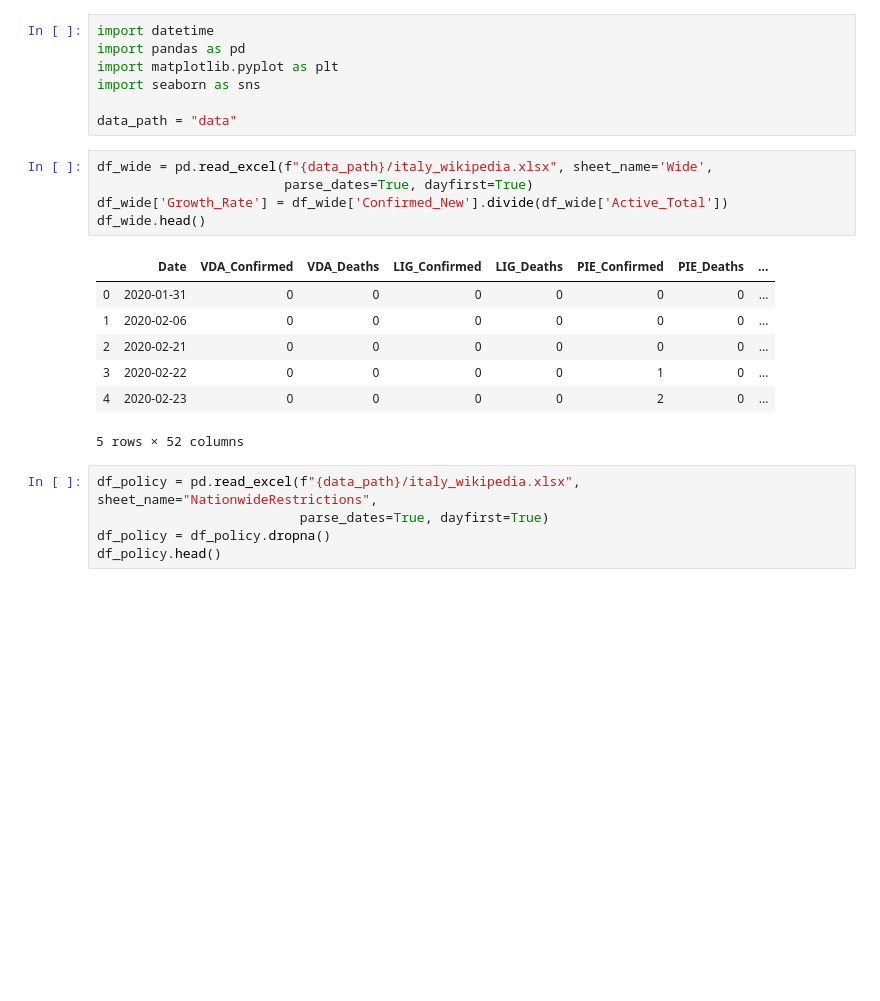
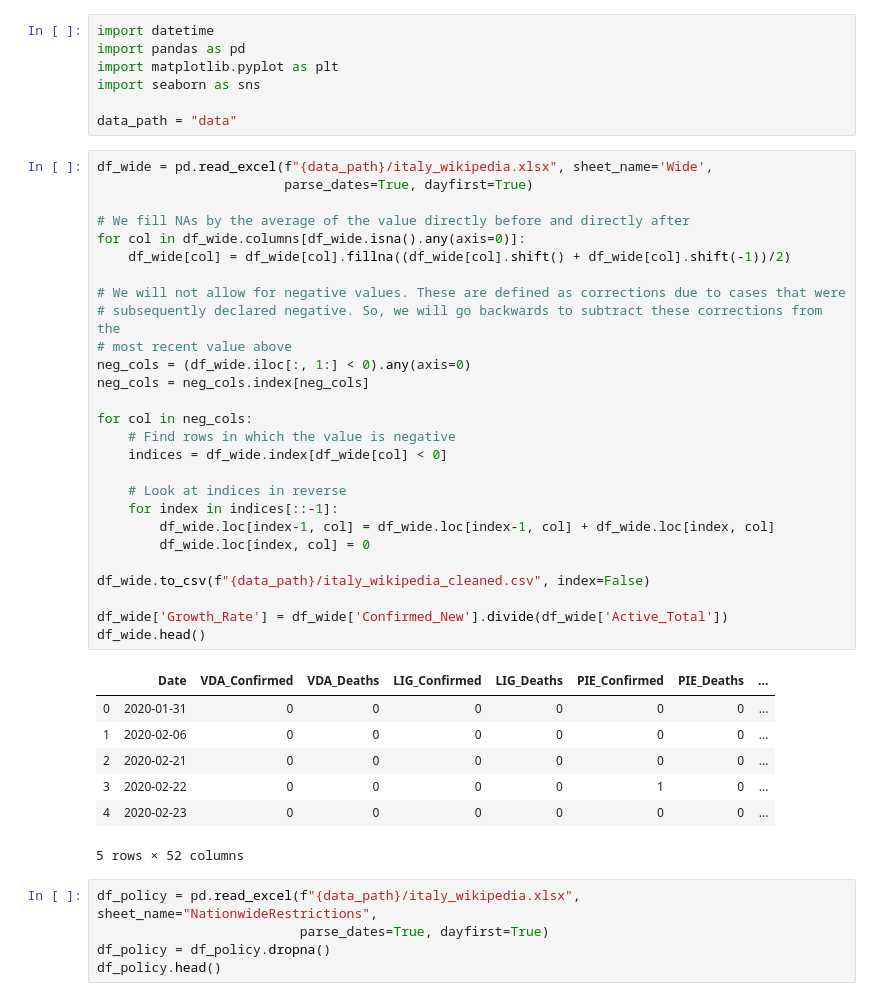
Before and after one commit to mikeweltevrede/master_thesis_corona, a Jupyter notebook: modelling.ipynb, the cells around one changed output. Cells and saved outputs as stored; diff of their text form; blank space fills up the shorter version.

```diff
--- a/modelling.ipynb
+++ b/modelling.ipynb
@@ -5,19 +5,41 @@ import matplotlib.pyplot as plt
 import seaborn as sns
 
 data_path = "data"
-# %%
-df_wide = pd.read_excel(f"{data_path}/italy_wikipedia.xlsx", sheet_name='Wide',
-                        parse_dates=True, dayfirst=True)
-df_wide['Growth_Rate'] = df_wide['Confirmed_New'].divide(df_wide['Active_Total'])
-df_wide.head()
-# %% [output]
-|  | Date | VDA_Confirmed | VDA_Deaths | LIG_Confirmed | LIG_Deaths | PIE_Confirmed | PIE_Deaths | ... |
-| 0 | 2020-01-31 | 0 | 0 | 0 | 0 | 0 | 0 | ... |
-| 1 | 2020-02-06 | 0 | 0 | 0 | 0 | 0 | 0 | ... |
-| 2 | 2020-02-21 | 0 | 0 | 0 | 0 | 0 | 0 | ... |
-| 3 | 2020-02-22 | 0 | 0 | 0 | 0 | 1 | 0 | ... |
-| 4 | 2020-02-23 | 0 | 0 | 0 | 0 | 2 | 0 | ... |
-5 rows × 52 columns
+# %%
+df_wide = pd.read_excel(f"{data_path}/italy_wikipedia.xlsx", sheet_name='Wide',
+                        parse_dates=True, dayfirst=True)
+
+# We fill NAs by the average of the value directly before and directly after
+for col in df_wide.columns[df_wide.isna().any(axis=0)]:
+    df_wide[col] = df_wide[col].fillna((df_wide[col].shift() + df_wide[col].shift(-1))/2)
+
+# We will not allow for negative values. These are defined as corrections due to cases that were
+# subsequently declared negative. So, we will go backwards to subtract these corrections from the
+# most recent value above
+neg_cols = (df_wide.iloc[:, 1:] < 0).any(axis=0)
+neg_cols = neg_cols.index[neg_cols]
+
+for col in neg_cols:
+    # Find rows in which the value is negative
+    indices = df_wide.index[df_wide[col] < 0]
+
+    # Look at indices in reverse
+    for index in indices[::-1]:
+        df_wide.loc[index-1, col] = df_wide.loc[index-1, col] + df_wide.loc[index, col]
+        df_wide.loc[index, col] = 0
+
+df_wide.to_csv(f"{data_path}/italy_wikipedia_cleaned.csv", index=False)
+
+df_wide['Growth_Rate'] = df_wide['Confirmed_New'].divide(df_wide['Active_Total'])
+df_wide.head()
+# %% [output]
+|  | Date | VDA_Confirmed | VDA_Deaths | LIG_Confirmed | LIG_Deaths | PIE_Confirmed | PIE_Deaths | ... |
+| 0 | 2020-01-31 | 0 | 0 | 0 | 0 | 0 | 0 | ... |
+| 1 | 2020-02-06 | 0 | 0 | 0 | 0 | 0 | 0 | ... |
+| 2 | 2020-02-21 | 0 | 0 | 0 | 0 | 0 | 0 | ... |
+| 3 | 2020-02-22 | 0 | 0 | 0 | 0 | 1 | 0 | ... |
+| 4 | 2020-02-23 | 0 | 0 | 0 | 0 | 0 | 0 | ... |
+5 rows × 52 columns
 # %%
 df_policy = pd.read_excel(f"{data_path}/italy_wikipedia.xlsx", sheet_name="NationwideRestrictions",
                           parse_dates=True, dayfirst=True)
```
Also changed, not shown: parts of 4 cells of this notebook.
